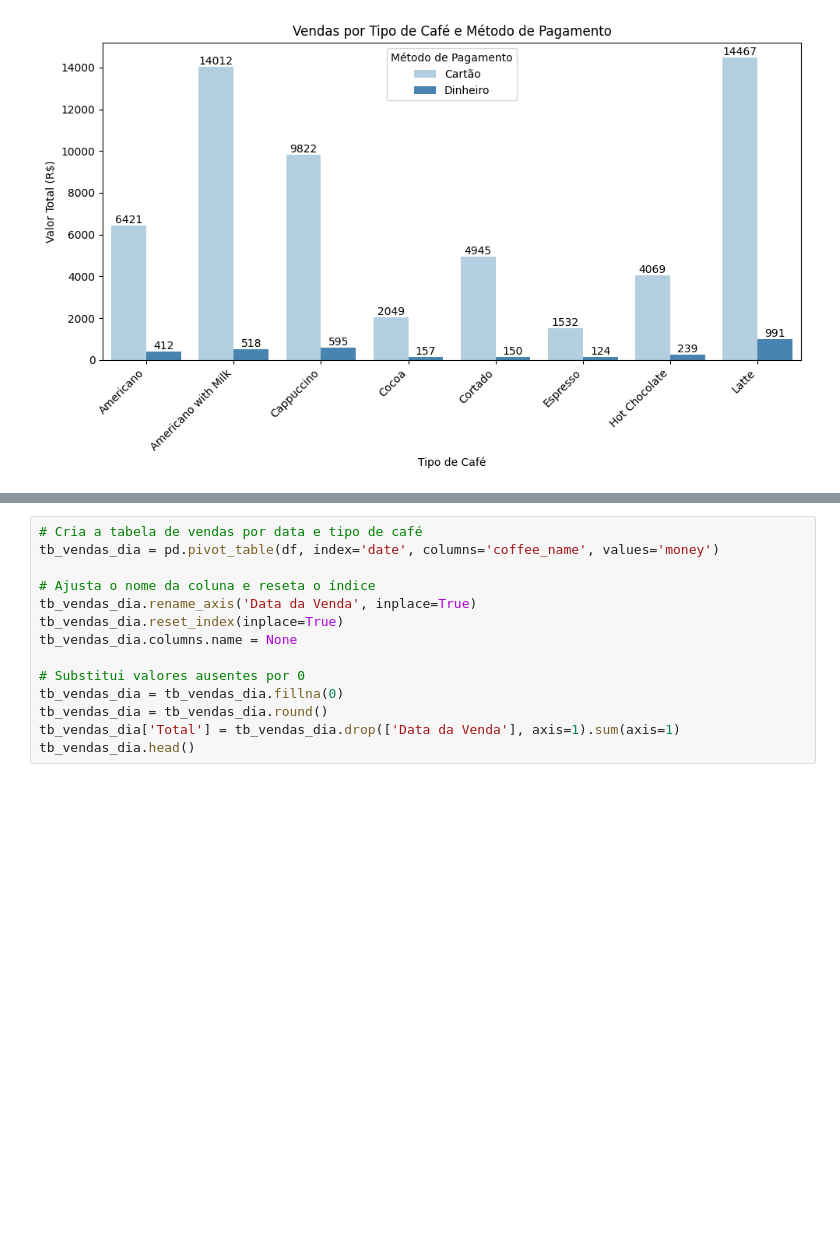
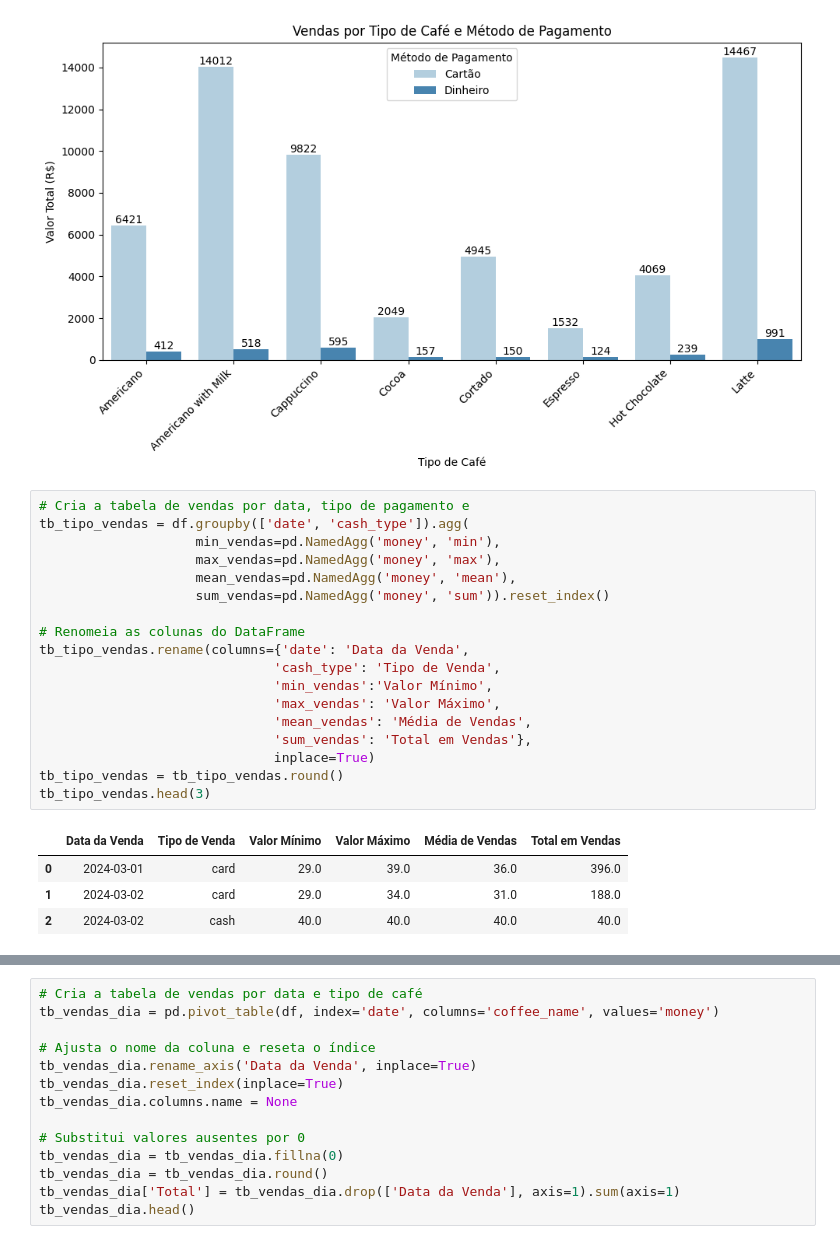
Before and after one commit to ryanrodr/coffee-sales-analysis, a Jupyter notebook: notebooks/analise_exploratoria.ipynb, the cells around one changed output, grey strips where cells are left out. Drawn from its saved outputs; the diff is of its cells as text; blank space fills up the shorter version.

```diff
--- a/notebooks/analise_exploratoria.ipynb
+++ b/notebooks/analise_exploratoria.ipynb
@@ -209,3 +209,26 @@ for container in ax.containers:
 plt.show()
 # %% [output]
 [figure]
+# %%
+# Cria a tabela de vendas por data, tipo de pagamento e
+tb_tipo_vendas = df.groupby(['date', 'cash_type']).agg(
+                    min_vendas=pd.NamedAgg('money', 'min'),
+                    max_vendas=pd.NamedAgg('money', 'max'),
+                    mean_vendas=pd.NamedAgg('money', 'mean'),
+                    sum_vendas=pd.NamedAgg('money', 'sum')).reset_index()
+
+# Renomeia as colunas do DataFrame
+tb_tipo_vendas.rename(columns={'date': 'Data da Venda',
+                              'cash_type': 'Tipo de Venda',
+                              'min_vendas':'Valor Mínimo',
+                              'max_vendas': 'Valor Máximo',
+                              'mean_vendas': 'Média de Vendas',
+                              'sum_vendas': 'Total em Vendas'},
+                              inplace=True)
+tb_tipo_vendas = tb_tipo_vendas.round()
+tb_tipo_vendas.head(3)
+# %% [output]
+|  | Data da Venda | Tipo de Venda | Valor Mínimo | Valor Máximo | Média de Vendas | Total em Vendas |
+| 0 | 2024-03-01 | card | 29.0 | 39.0 | 36.0 | 396.0 |
+| 1 | 2024-03-02 | card | 29.0 | 34.0 | 31.0 | 188.0 |
+| 2 | 2024-03-02 | cash | 40.0 | 40.0 | 40.0 | 40.0 |
```
Also changed, not shown: parts of 3 cells of this notebook.
